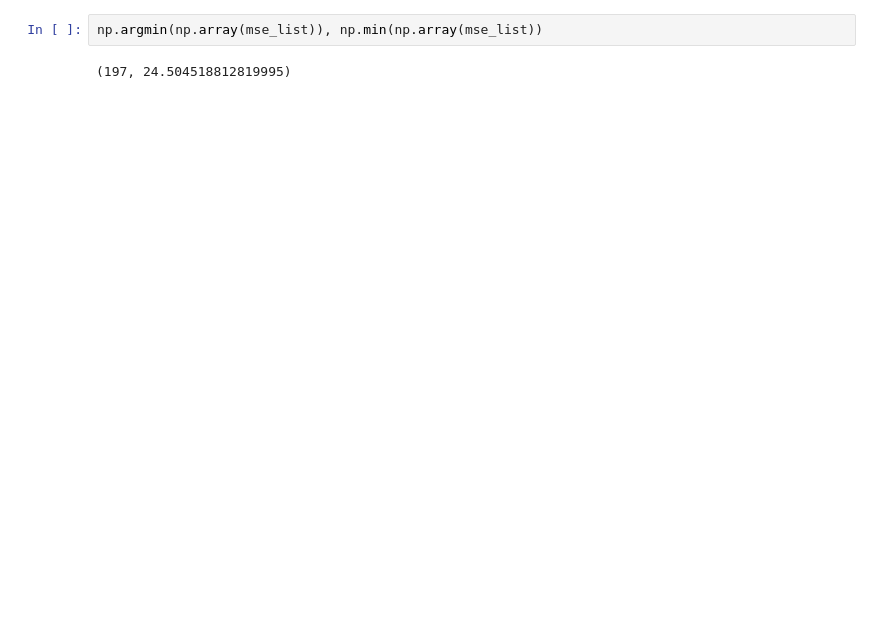
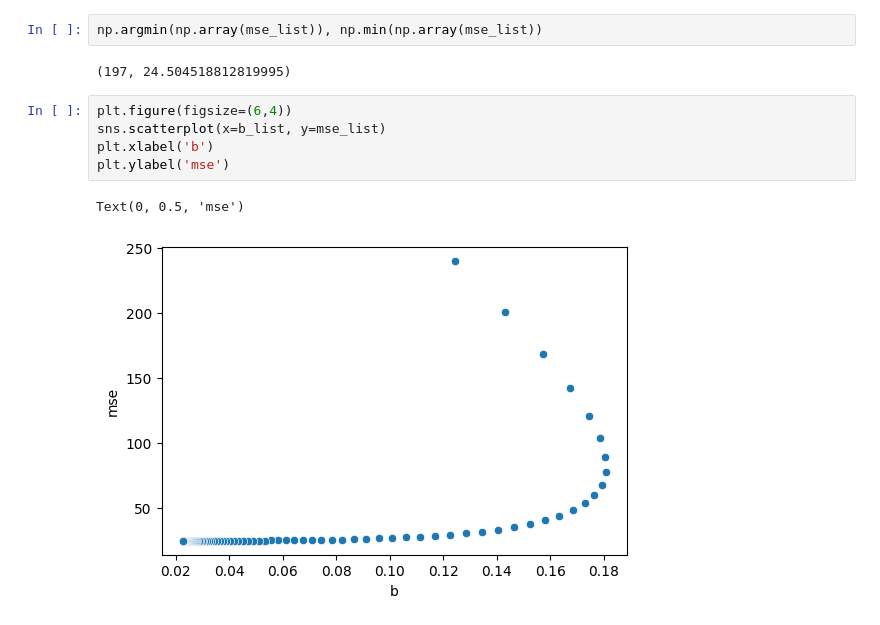
Before and after one commit to sajacaros/bootcamp_colab, a Jupyter notebook: Linear_Regression_Python_Implementation.ipynb, the cells around one changed output. Saved outputs shown, nothing was run; the diff lists cells and outputs as text; blank space fills up the shorter version.

```diff
--- a/Linear_Regression_Python_Implementation.ipynb
+++ b/Linear_Regression_Python_Implementation.ipynb
@@ -136,3 +139,11 @@ sns.scatterplot(x=w_list, y=mse_list)
 np.argmin(np.array(mse_list)), np.min(np.array(mse_list))
 # %% [output]
 (197, 24.504518812819995)
+# %%
+plt.figure(figsize=(6,4))
+sns.scatterplot(x=b_list, y=mse_list)
+plt.xlabel('b')
+plt.ylabel('mse')
+# %% [output]
+Text(0, 0.5, 'mse')
+[figure, added]
```
Also changed, not shown: parts of 2 cells of this notebook.
